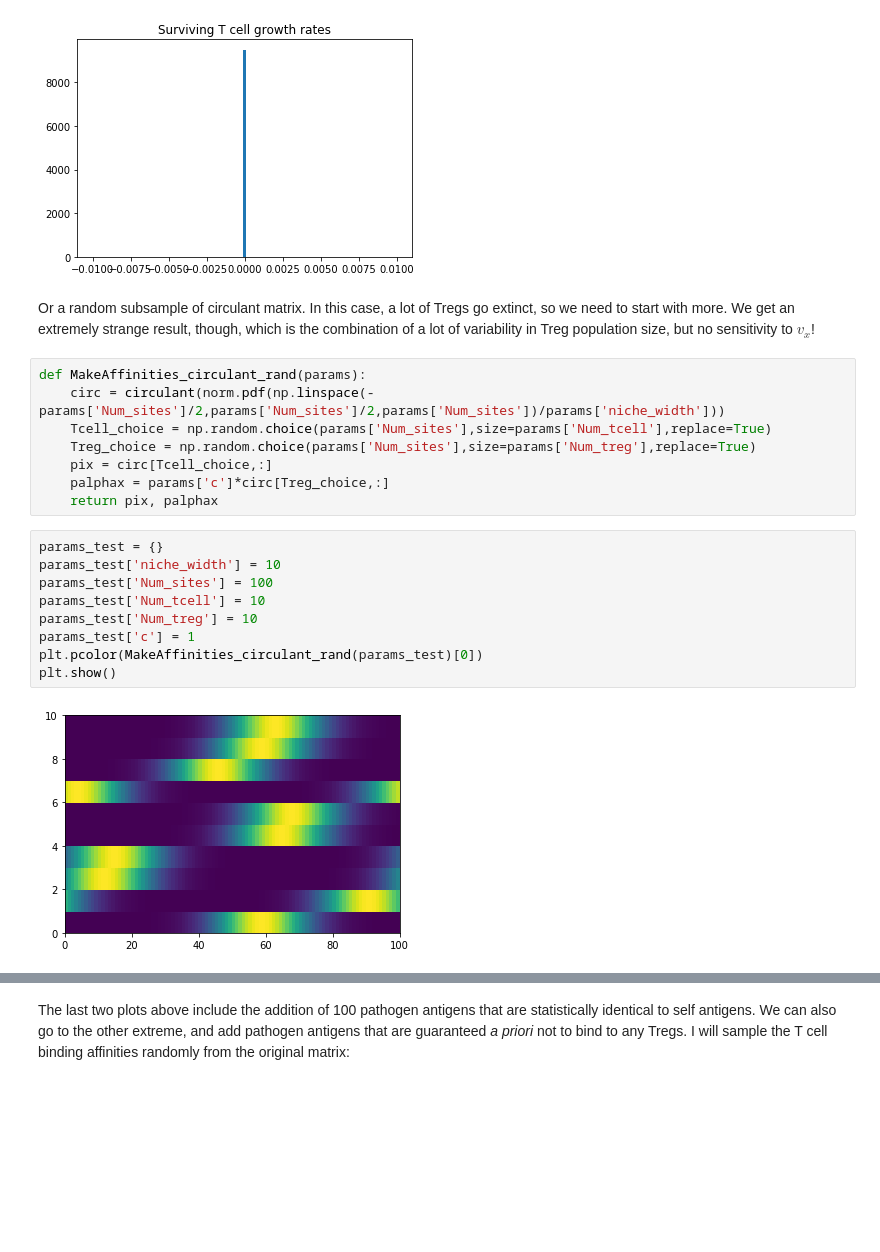
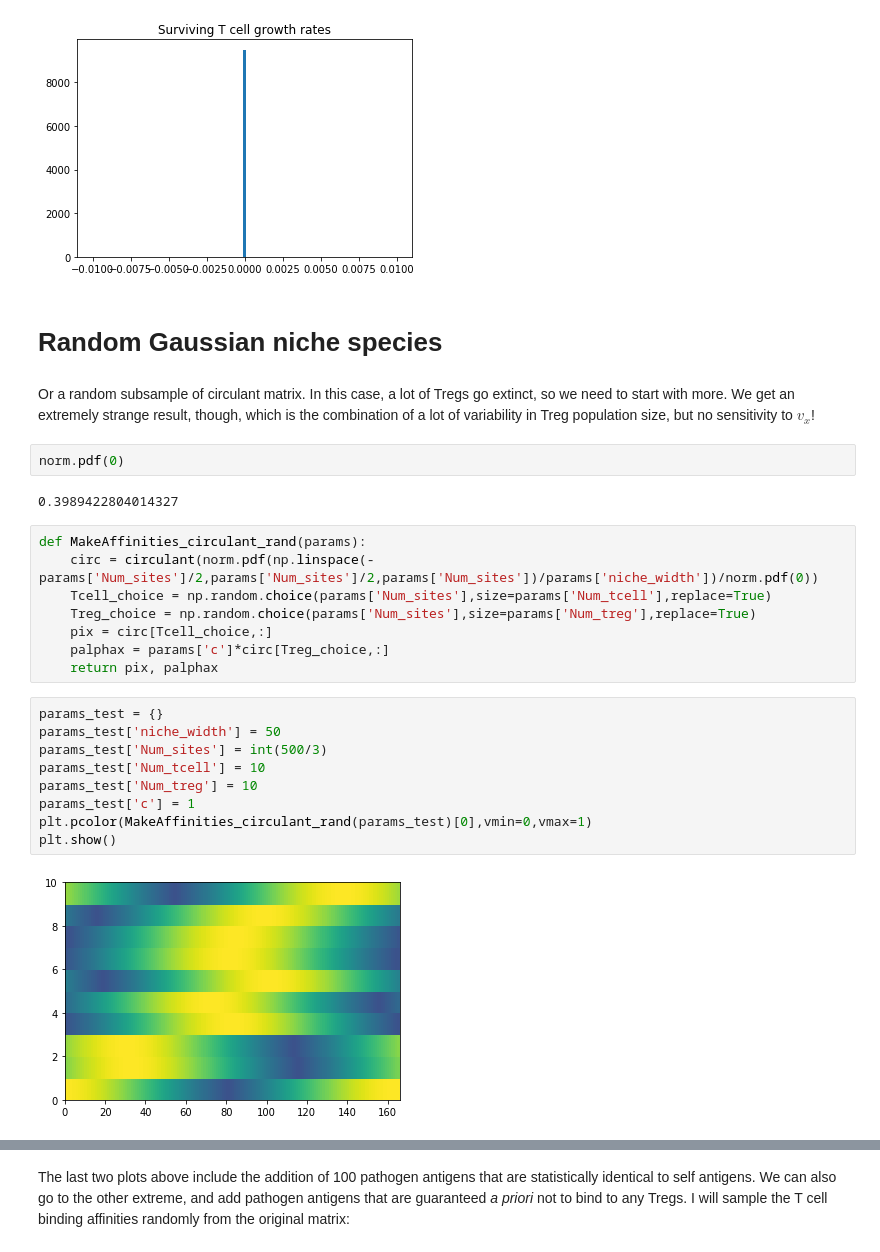
Before and after one commit to Ninjaneer32/immune-svm, a Jupyter notebook: scripts/Testing.ipynb, the cells around one changed output, grey strips where cells are left out. Saved outputs shown, nothing was run; the diff lists cells and outputs as text; blank space fills up the shorter version.

```diff
--- a/scripts/Testing.ipynb
+++ b/scripts/Testing.ipynb
@@ -218,11 +225,17 @@ plt.show()
 [figure]
 [figure]
 [figure]
+# %% [markdown]
+# Random Gaussian niche species
 # %% [markdown]
 Or a random subsample of circulant matrix. In this case, a lot of Tregs go extinct, so we need to start with more. We get an extremely strange result, though, which is the combination of a lot of variability in Treg population size, but no sensitivity to $v_x$!
+# %%
+norm.pdf(0)
+# %% [output]
+0.3989422804014327
 # %%
 def MakeAffinities_circulant_rand(params):
-    circ = circulant(norm.pdf(np.linspace(-params['Num_sites']/2,params['Num_sites']/2,params['Num_sites'])/params['niche_width']))
+    circ = circulant(norm.pdf(np.linspace(-params['Num_sites']/2,params['Num_sites']/2,params['Num_sites'])/params['niche_width'])/norm.pdf(0))
     Tcell_choice = np.random.choice(params['Num_sites'],size=params['Num_tcell'],replace=True)
     Treg_choice = np.random.choice(params['Num_sites'],size=params['Num_treg'],replace=True)
     pix = circ[Tcell_choice,:]
@@ -230,14 +243,14 @@ def MakeAffinities_circulant_rand(params):
     return pix, palphax
 # %%
 params_test = {}
-params_test['niche_width'] = 10
-params_test['Num_sites'] = 100
+params_test['niche_width'] = 50
+params_test['Num_sites'] = int(500/3)
 params_test['Num_tcell'] = 10
 params_test['Num_treg'] = 10
 params_test['c'] = 1
-plt.pcolor(MakeAffinities_circulant_rand(params_test)[0])
+plt.pcolor(MakeAffinities_circulant_rand(params_test)[0],vmin=0,vmax=1)
 plt.show()
 # %% [output]
-[figure, old version]
+[figure, new version]
 # %%
 Num_path = 100
```
Also changed, not shown: parts of 7 cells of this notebook.
